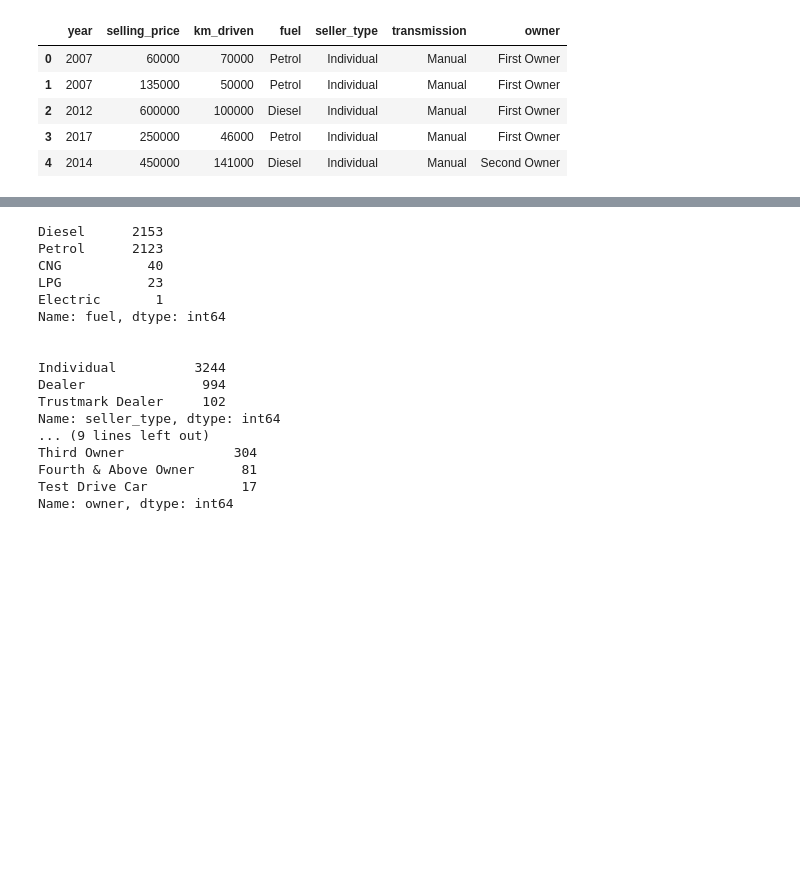
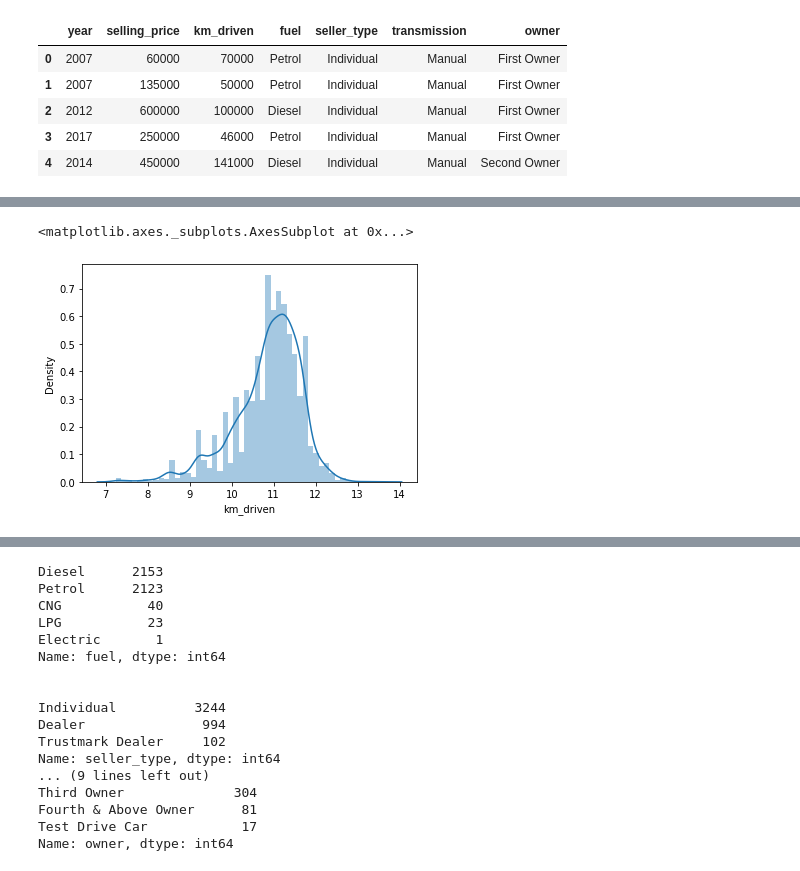
Before and after one commit to abhi-11nav/Car-price-prediction, a Jupyter notebook: Care_resale_value_prediction_.ipynb, the cells around one changed output, grey strips where cells are left out. Cells and saved outputs as stored; diff of their text form; code cells hidden in the pictures; blank space fills up the shorter version.

```diff
--- a/Care_resale_value_prediction_.ipynb
+++ b/Care_resale_value_prediction_.ipynb
@@ -94,0 +135,27 @@ y = dataset['selling_price']
+# %%
+# Checking for outliers in the dataset
+
+from scipy.stats import zscore
+z_scores = zscore(X['km_driven'])
+
+indexes = []
+count = 0
+
+for data in z_scores:
+  if (data<-4) or (data>4):
+    indexes.append(count)
+    count+=1
+  else:
+    count+=1
+# %%
+# We are going to drop all the rows in the dataframe that match with index number
+
+X.drop(indexes, axis=0, inplace=True)
+y.drop(indexes, axis=0, inplace=True)
+# %%
+# Checking for the distribution of the data after dropping outliers
+
+sns.distplot(X['km_driven'])
+# %% [output]
+<matplotlib.axes._subplots.AxesSubplot at 0x...>
+[figure, added]
```
Also changed, not shown: parts of 22 cells of this notebook.
